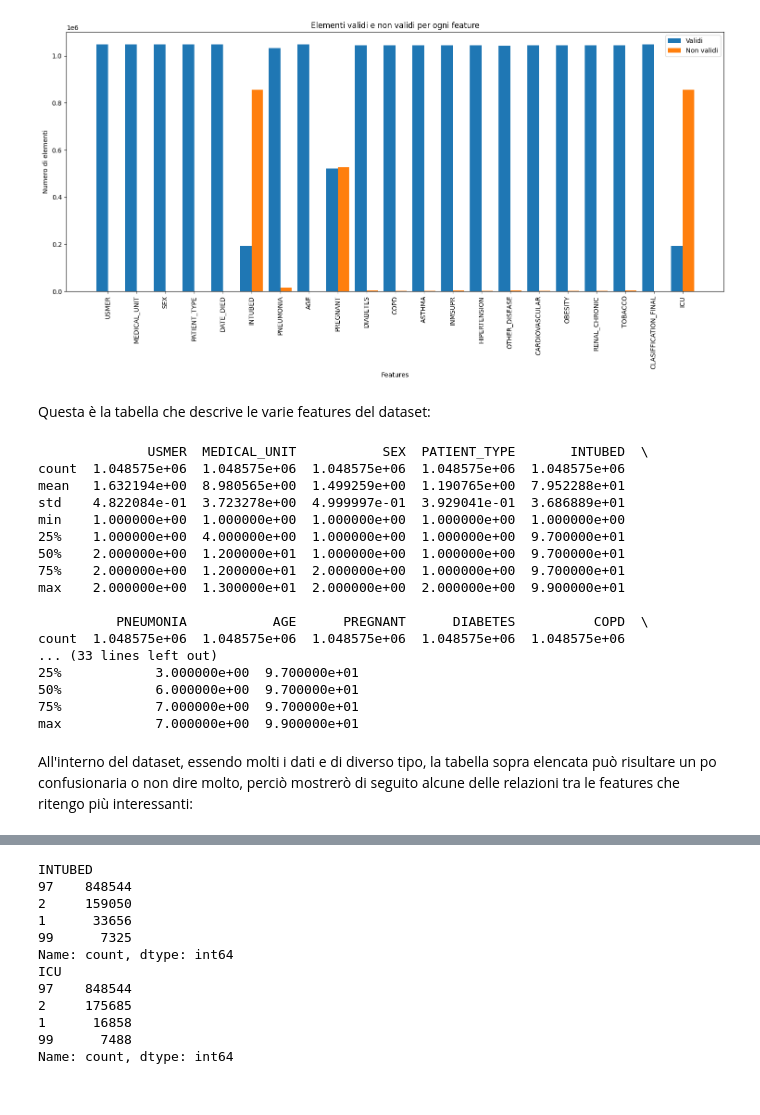
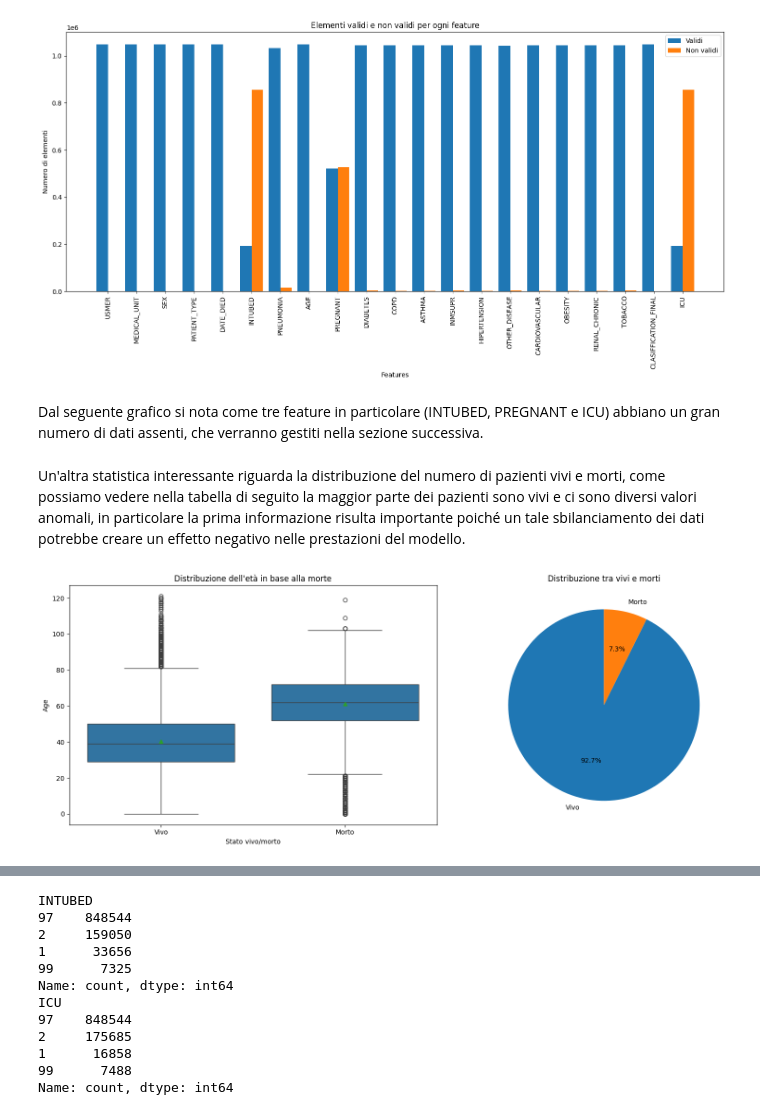
Before and after one commit to IGieckI/Covid19-Patient-Risk-Predictor, a Jupyter notebook: Covid19 Patient Risk Predictor.ipynb, the cells around one changed output, grey strips where cells are left out. Drawn from its saved outputs; the diff is of its cells as text; code cells hidden in the pictures.

```diff
--- a/Covid19 Patient Risk Predictor.ipynb
+++ b/Covid19 Patient Risk Predictor.ipynb
@@ -120,27 +146,30 @@ fig.tight_layout()
 plt.show()
 # %% [output]
 [figure]
-# %% [markdown]
-Questa è la tabella che descrive le varie features del dataset:
-# %%
-print(data.describe())
-# %% [output]
-              USMER  MEDICAL_UNIT           SEX  PATIENT_TYPE       INTUBED  \
-count  1.048575e+06  1.048575e+06  1.048575e+06  1.048575e+06  1.048575e+06
-mean   1.632194e+00  8.980565e+00  1.499259e+00  1.190765e+00  7.952288e+01
-std    4.822084e-01  3.723278e+00  4.999997e-01  3.929041e-01  3.686889e+01
-min    1.000000e+00  1.000000e+00  1.000000e+00  1.000000e+00  1.000000e+00
-25%    1.000000e+00  4.000000e+00  1.000000e+00  1.000000e+00  9.700000e+01
-50%    2.000000e+00  1.200000e+01  1.000000e+00  1.000000e+00  9.700000e+01
-75%    2.000000e+00  1.200000e+01  2.000000e+00  1.000000e+00  9.700000e+01
-max    2.000000e+00  1.300000e+01  2.000000e+00  2.000000e+00  9.900000e+01
-
-          PNEUMONIA           AGE      PREGNANT      DIABETES          COPD  \
-count  1.048575e+06  1.048575e+06  1.048575e+06  1.048575e+06  1.048575e+06
-... (33 lines left out)
-25%            3.000000e+00  9.700000e+01
-50%            6.000000e+00  9.700000e+01
-75%            7.000000e+00  9.700000e+01
-max            7.000000e+00  9.900000e+01
-# %% [markdown]
-All'interno del dataset, essendo molti i dati e di diverso tipo, la tabella sopra elencata può risultare un po confusionaria o non dire molto, perciò mostrerò di seguito alcune delle relazioni tra le features che ritengo più interessanti:
+# %% [markdown]
+Dal seguente grafico si nota come tre feature in particolare (INTUBED, PREGNANT e ICU) abbiano un gran numero di dati assenti, che verranno gestiti nella sezione successiva.
+# %% [markdown]
+Un'altra statistica interessante riguarda la distribuzione del numero di pazienti vivi e morti, come possiamo vedere nella tabella di seguito la maggior parte dei pazienti sono vivi e ci sono diversi valori anomali, in particolare la prima informazione risulta importante poiché un tale sbilanciamento dei dati potrebbe creare un effetto negativo nelle prestazioni del modello.
+# %%
+death_distr = data[["DATE_DIED", "AGE"]].copy()
+
+# Converto la colonna DATE_DIED in un formato datetime per poterla utilizzare nel grafico !!!
+death_distr.loc[death_distr.DATE_DIED != '9999-99-99', 'DATE_DIED'] = 'Morto'
+death_distr.loc[death_distr.DATE_DIED == '9999-99-99', 'DATE_DIED'] = 'Vivo'
+
+# Boxplot per l'età in base alla morte
+fig, axs = plt.subplots(1, 2, figsize=(16, 6))
+death_distr = death_distr.sample(frac=1)
+sns.boxplot(x='DATE_DIED', y='AGE', data=death_distr, showmeans=True, ax=axs[0])
+axs[0].set_title('Distribuzione dell\'età in base alla morte')
+axs[0].set_xlabel('Stato vivo/morto')
+axs[0].set_ylabel('Age')
+
+# Distribuzione dei dati tra vivi e morti
+death_distr['DATE_DIED'].value_counts().plot(kind='pie', labels=['Vivo', 'Morto'], autopct='%1.1f%%', startangle=90, title='Distribuzione tra vivi e morti', ax=axs[1])
+axs[1].set_ylabel('')
+
+plt.tight_layout()
+plt.show()
+# %% [output]
+[figure, new version]
```
Also changed, not shown: parts of 62 cells of this notebook.
